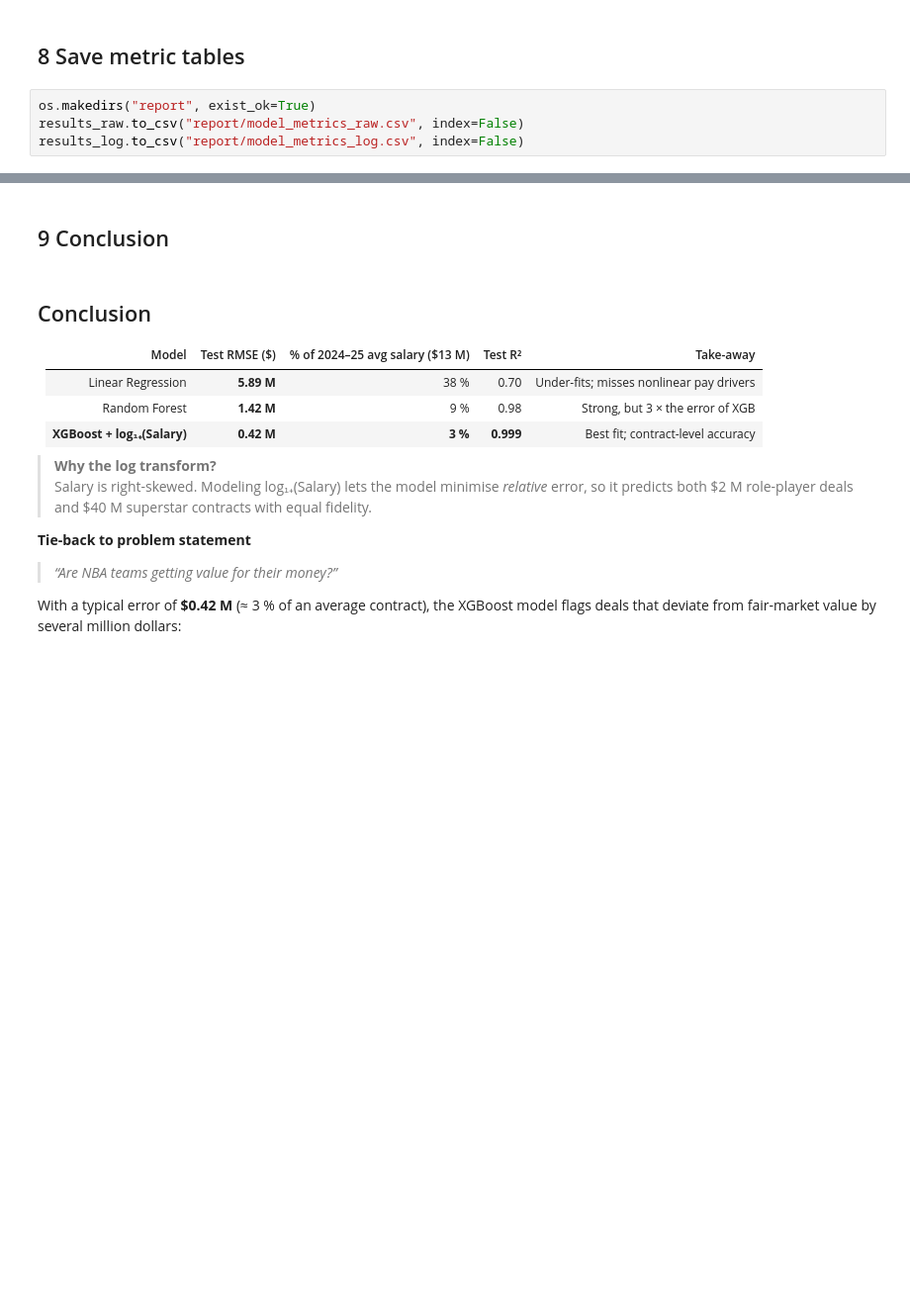
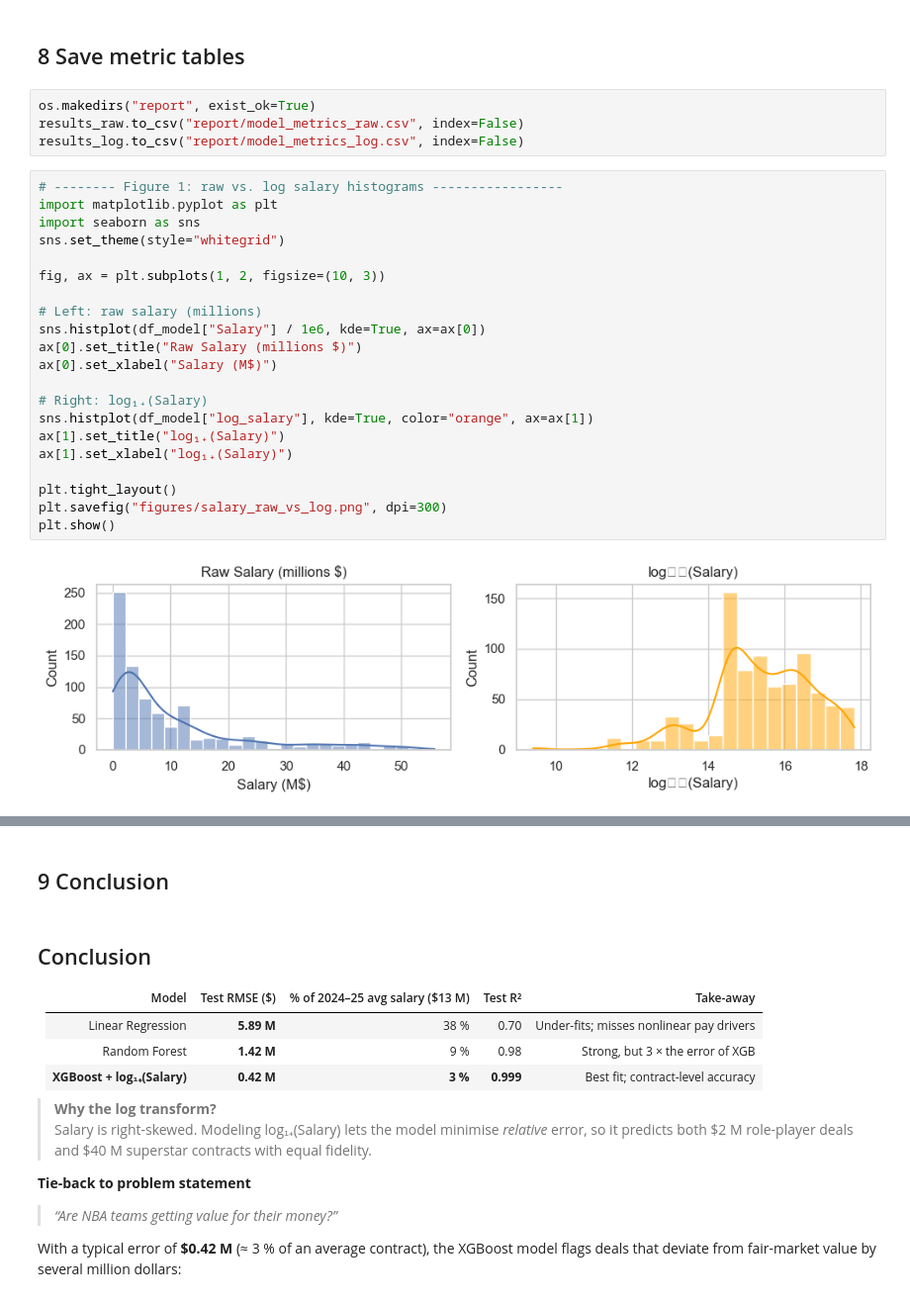
Before and after one commit to gomowele/nba-player-value-capstone, a Jupyter notebook: notebooks/4.Capstone_Two_Modeling.ipynb, the cells around one changed output, grey strips where cells are left out. Shown: that part at 99% size. Drawn from its saved outputs; the diff is of its cells as text; blank space fills up the shorter version.

```diff
--- a/notebooks/4.Capstone_Two_Modeling.ipynb
+++ b/notebooks/4.Capstone_Two_Modeling.ipynb
@@ -299,3 +301,26 @@ results_log
 os.makedirs("report", exist_ok=True)
 results_raw.to_csv("report/model_metrics_raw.csv", index=False)
 results_log.to_csv("report/model_metrics_log.csv", index=False)
+# %%
+# -------- Figure 1: raw vs. log salary histograms -----------------
+import matplotlib.pyplot as plt
+import seaborn as sns
+sns.set_theme(style="whitegrid")
+
+fig, ax = plt.subplots(1, 2, figsize=(10, 3))
+
+# Left: raw salary (millions)
+sns.histplot(df_model["Salary"] / 1e6, kde=True, ax=ax[0])
+ax[0].set_title("Raw Salary (millions $)")
+ax[0].set_xlabel("Salary (M$)")
+
+# Right: log₁₊(Salary)
+sns.histplot(df_model["log_salary"], kde=True, color="orange", ax=ax[1])
+ax[1].set_title("log₁₊(Salary)")
+ax[1].set_xlabel("log₁₊(Salary)")
+
+plt.tight_layout()
+plt.savefig("figures/salary_raw_vs_log.png", dpi=300)
+plt.show()
+# %% [output]
+[figure, added]
```
Also changed, not shown: parts of 3 cells of this notebook.
